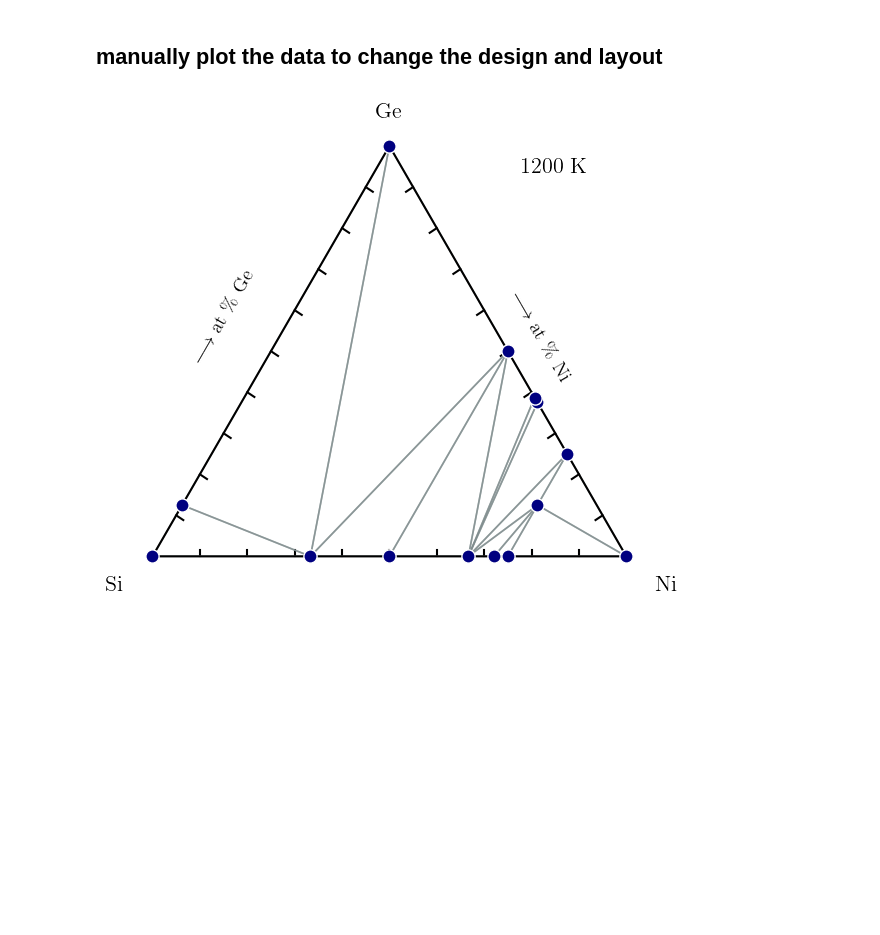
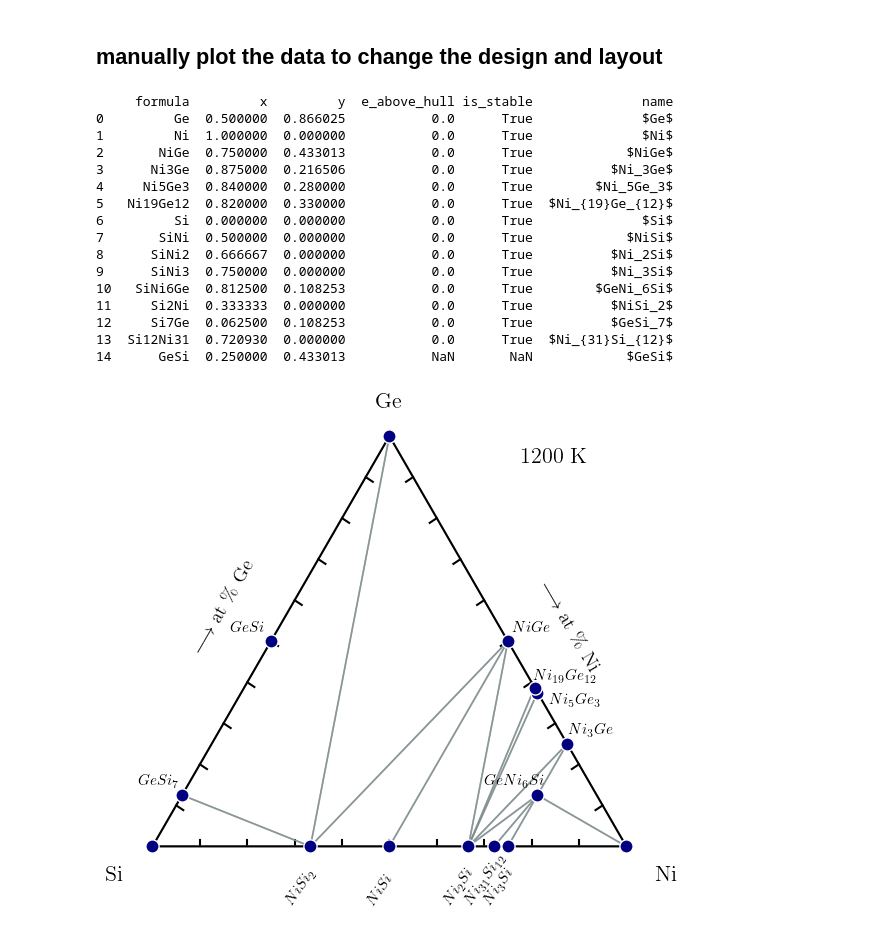
Before and after one commit to XXLutz13/Master_data, a Jupyter notebook: OtherStuff/phase_diagram.ipynb, the cells around one changed output. Cells and saved outputs as stored; diff of their text form; code cells hidden in the pictures; blank space fills up the shorter version.

Commit message:
plotting ge-ni-si

```diff
--- a/OtherStuff/phase_diagram.ipynb
+++ b/OtherStuff/phase_diagram.ipynb
@@ -205,41 +187,72 @@ for i in [0.1, 0.2, 0.3, 0.4, 0.5, 0.6, 0.7, 0.8, 0.9]:
     ax.plot([lx, lx + 0.015], [ly, ly - 0.01], color='black', lw=1.5)
 
 # 4. Draw Tie-Lines (using your lines data)
 for line in tie_lines:
     (x1, y1), (x2, y2) = line
     ax.plot([x1, x2], [y1, y2], color='#7f8c8d', lw=1.2, alpha=0.7, zorder=2)
 
 # 5. Plot Points (Stable & Unstable)
 stable = df[df['is_stable']]
 ax.scatter(stable['x'], stable['y'], c="#000080", s=90, edgecolors='white', zorder=10)
 # ax.scatter(df[~df['is_stable']]['x'], df[~df['is_stable']]['y'], c='#e74c3c', s=25, alpha=0.3, zorder=3)
+# add GeSi
+ax.scatter(0.25, 0.4330127018922193, c="#000080", s=90, edgecolors='white', zorder=10)
 
 # 6. CORNER LABELS (Positioned Outside)
 # Offset values can be tweaked based on font size
 ax.text(0.5, h + 0.05, labels[0], fontsize=16, fontweight='bold', ha='center', va='bottom')
 ax.text(-0.06, -0.04, labels[1], fontsize=16, fontweight='bold', ha='right', va='top')
 ax.text(1.06, -0.04, labels[2], fontsize=16, fontweight='bold', ha='left', va='top')
 
 # 7. Materials labels
 # stable['name'] = ['$C$', '$Ni$', '$Si$', '$SiC$', '$NiSi$', '$Ni_2Si$', '$Ni_3Si$', '$NiSi_2$','$Ni_{31}Si_{12}$']
-# print(stable)
-# for _, row in stable.iterrows():
-#     # Ignore the pure element corners for internal labeling to avoid clutter
-#     if row['formula'] not in elements:
-#         if row['y'] < 0.01:  # Only for points on the bottom axis
-#             ax.text(row['x']-0.02, row['y']-0.13, row['name'], ha='center', va='bottom', rotation=55, fontsize=11, fontweight='bold', color='#000000')
-#         else:
-#             ax.text(row['x']-0.05, row['y']+0.02, row['name'], ha='center', fontsize=11, fontweight='bold', color='#000000')
+stable['name'] = ['$Ge$', '$Ni$', '$NiGe$', '$Ni_3Ge$', '$Ni_5Ge_3$', '$Ni_{19}Ge_{12}$', '$Si$', '$NiSi$', '$Ni_2Si$', '$Ni_3Si$',  '$GeNi_6Si$', '$NiSi_2$', '$GeSi_7$','$Ni_{31}Si_{12}$']
+new_row = {'formula': 'GeSi', 'x': 0.25, 'y': 0.4330127018922193, 'name': '$GeSi$'}
+stable = pd.concat([stable, pd.DataFrame([new_row])], ignore_index=True)
+
+stable.loc[stable['formula'] == 'Ni19Ge12', 'x'] = 0.82
+stable.loc[stable['formula'] == 'Ni19Ge12', 'y'] = 0.33
+stable.loc[stable['formula'] == 'Ni5Ge3', 'x'] = 0.84
+stable.loc[stable['formula'] == 'Ni5Ge3', 'y'] = 0.28
+print(stable)
+for _, row in stable.iterrows():
+    # Ignore the pure element corners for internal labeling to avoid clutter
+    if row['formula'] not in elements:
+        if row['y'] < 0.01:  # Only for points on the bottom axis
+            ax.text(row['x']-0.02, row['y']-0.13, row['name'], ha='center', va='bottom', rotation=55, fontsize=11, fontweight='bold', color='#000000')
+
+        elif row['x'] > 0.5 and row['y'] > 0.2:  # Only for points on the right half and above the bottom axis
+            ax.text(row['x']+0.05, row['y']+0.02, row['name'], ha='center', fontsize=11, fontweight='bold', color='#000000')
+        elif row['x'] < 0.5 and row['y'] > 0.2:  # Only for points on the left half and above the bottom axis
+            ax.text(row['x']-0.05, row['y']+0.02, row['name'], ha='center', fontsize=11, fontweight='bold', color='#000000')
+        else:
+            ax.text(row['x']-0.05, row['y']+0.02, row['name'], ha='center', fontsize=11, fontweight='bold', color='#000000')
 
 # external labels
 ax.text(0.85, 0.8, '1200 K', fontsize=16, fontweight='bold', ha='center', va='bottom')
 ax.text(0.15, 0.4, f'$\\longrightarrow$ at \% {labels[0]}', fontsize=14, ha='center', va='bottom', rotation=60)
-ax.text(0.82, 0.36, f'$\\longrightarrow$ at \% {labels[2]}', fontsize=14, ha='center', va='bottom', rotation=-60)
+ax.text(0.88, 0.36, f'$\\longrightarrow$ at \% {labels[2]}', fontsize=14, ha='center', va='bottom', rotation=-60)
 
 ax.set_aspect('equal')
 ax.axis('off')
 plt.tight_layout()
-# plt.savefig('../images/C-Ni-Si_phase_diagram.pdf', dpi=300)
+# plt.savefig('../Images/Ge-Ni-Si_phase_diagram.pdf', dpi=300)
 plt.show()
 # %% [output]
+     formula         x         y  e_above_hull is_stable              name
+0         Ge  0.500000  0.866025           0.0      True              $Ge$
+1         Ni  1.000000  0.000000           0.0      True              $Ni$
+2       NiGe  0.750000  0.433013           0.0      True            $NiGe$
+3      Ni3Ge  0.875000  0.216506           0.0      True          $Ni_3Ge$
+4     Ni5Ge3  0.840000  0.280000           0.0      True        $Ni_5Ge_3$
+5   Ni19Ge12  0.820000  0.330000           0.0      True  $Ni_{19}Ge_{12}$
+6         Si  0.000000  0.000000           0.0      True              $Si$
+7       SiNi  0.500000  0.000000           0.0      True            $NiSi$
+8      SiNi2  0.666667  0.000000           0.0      True          $Ni_2Si$
+9      SiNi3  0.750000  0.000000           0.0      True          $Ni_3Si$
+10   SiNi6Ge  0.812500  0.108253           0.0      True        $GeNi_6Si$
+11     Si2Ni  0.333333  0.000000           0.0      True          $NiSi_2$
+12     Si7Ge  0.062500  0.108253           0.0      True          $GeSi_7$
+13  Si12Ni31  0.720930  0.000000           0.0      True  $Ni_{31}Si_{12}$
+14      GeSi  0.250000  0.433013           NaN       NaN            $GeSi$
-[figure, old version]
+[figure, new version]
```
Also changed, not shown: parts of 2 cells of this notebook, 1 other file.
